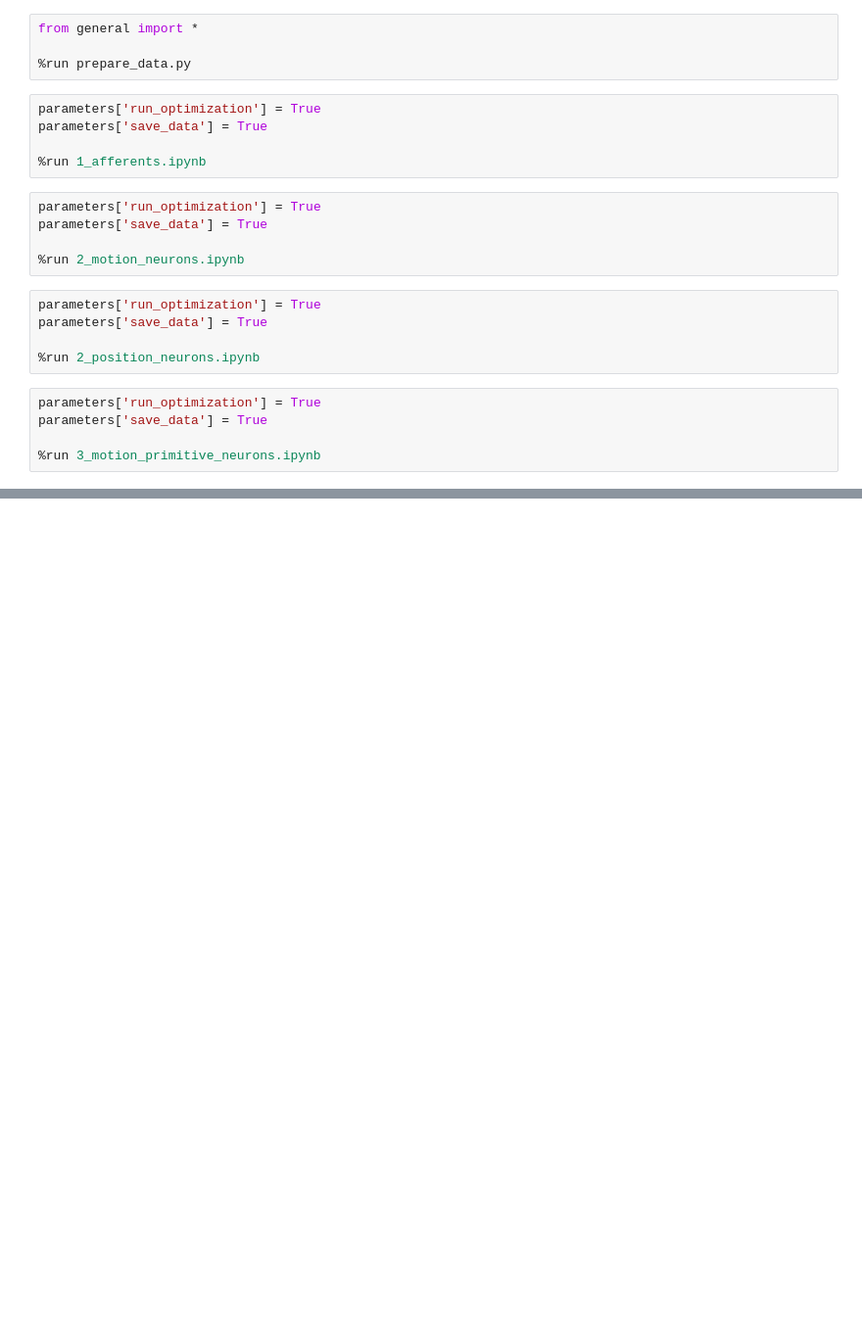
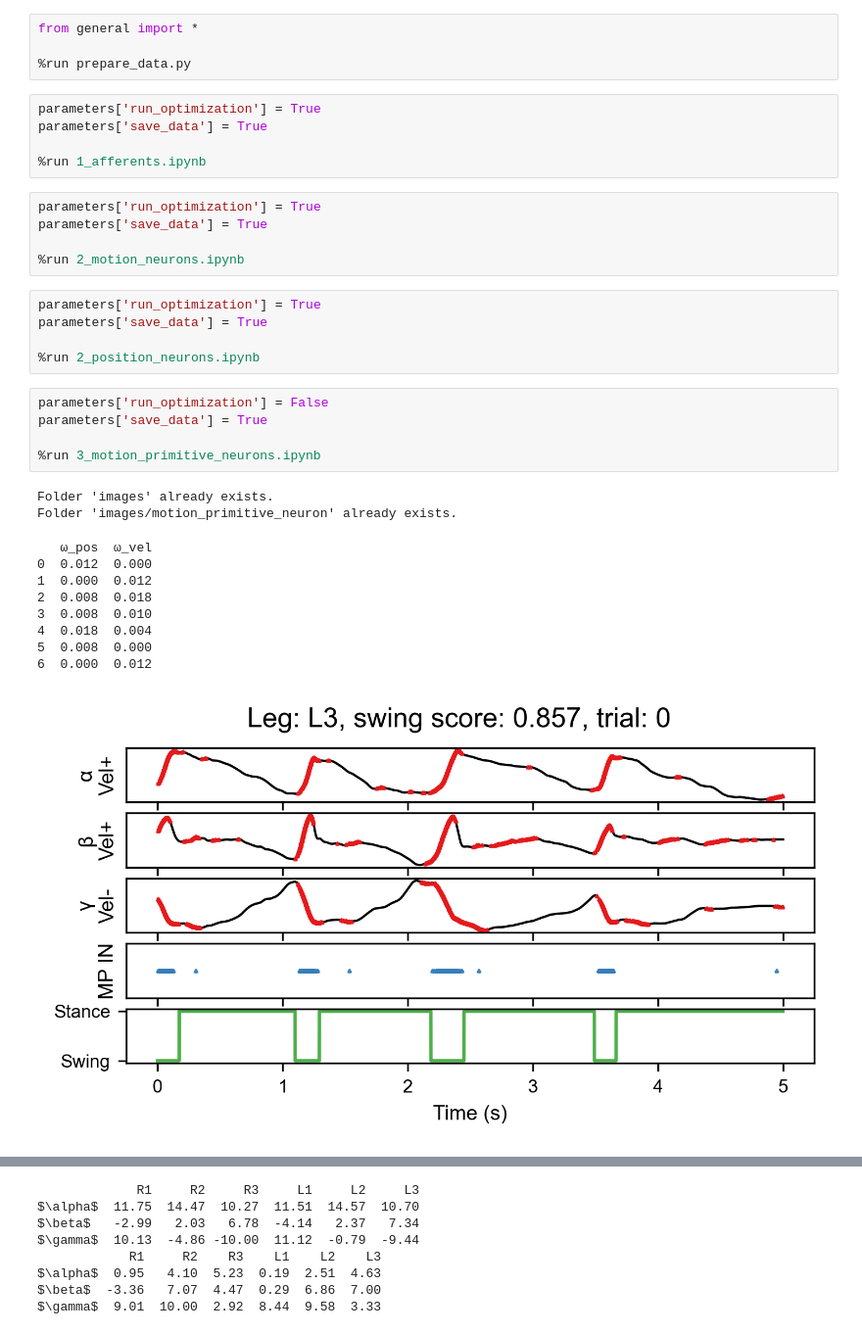
Before and after one commit to ThomasvanderVeen/StickInsectProprioception, a Jupyter notebook: 0_run_all_notebooks.ipynb, the cells around one changed output, grey strips where cells are left out. Shown: that part at 98% size. Saved outputs shown, nothing was run; the diff lists cells and outputs as text; blank space fills up the shorter version.

```diff
--- a/0_run_all_notebooks.ipynb
+++ b/0_run_all_notebooks.ipynb
@@ -22,7 +22,19 @@ parameters['save_data'] = True
 
 %run 2_position_neurons.ipynb
 # %%
-parameters['run_optimization'] = True
+parameters['run_optimization'] = False
 parameters['save_data'] = True
 
 %run 3_motion_primitive_neurons.ipynb
+# %% [output]
+Folder 'images' already exists.
+Folder 'images/motion_primitive_neuron' already exists.
+   ω_pos  ω_vel
+0  0.012  0.000
+1  0.000  0.012
+2  0.008  0.018
+3  0.008  0.010
+4  0.018  0.004
+5  0.008  0.000
+6  0.000  0.012
+[figure, added]
@@ -29 +47,9 @@ parameters['save_data'] = True
+             R1     R2     R3     L1     L2     L3
+$\alpha$  11.75  14.47  10.27  11.51  14.57  10.70
+$\beta$   -2.99   2.03   6.78  -4.14   2.37   7.34
+$\gamma$  10.13  -4.86 -10.00  11.12  -0.79  -9.44
+            R1     R2    R3    L1    L2    L3
+$\alpha$  0.95   4.10  5.23  0.19  2.51  4.63
+$\beta$  -3.36   7.07  4.47  0.29  6.86  7.00
+$\gamma$  9.01  10.00  2.92  8.44  9.58  3.33
 # %%
```
Also changed, not shown: parts of 2 cells of this notebook, 6 other files.
